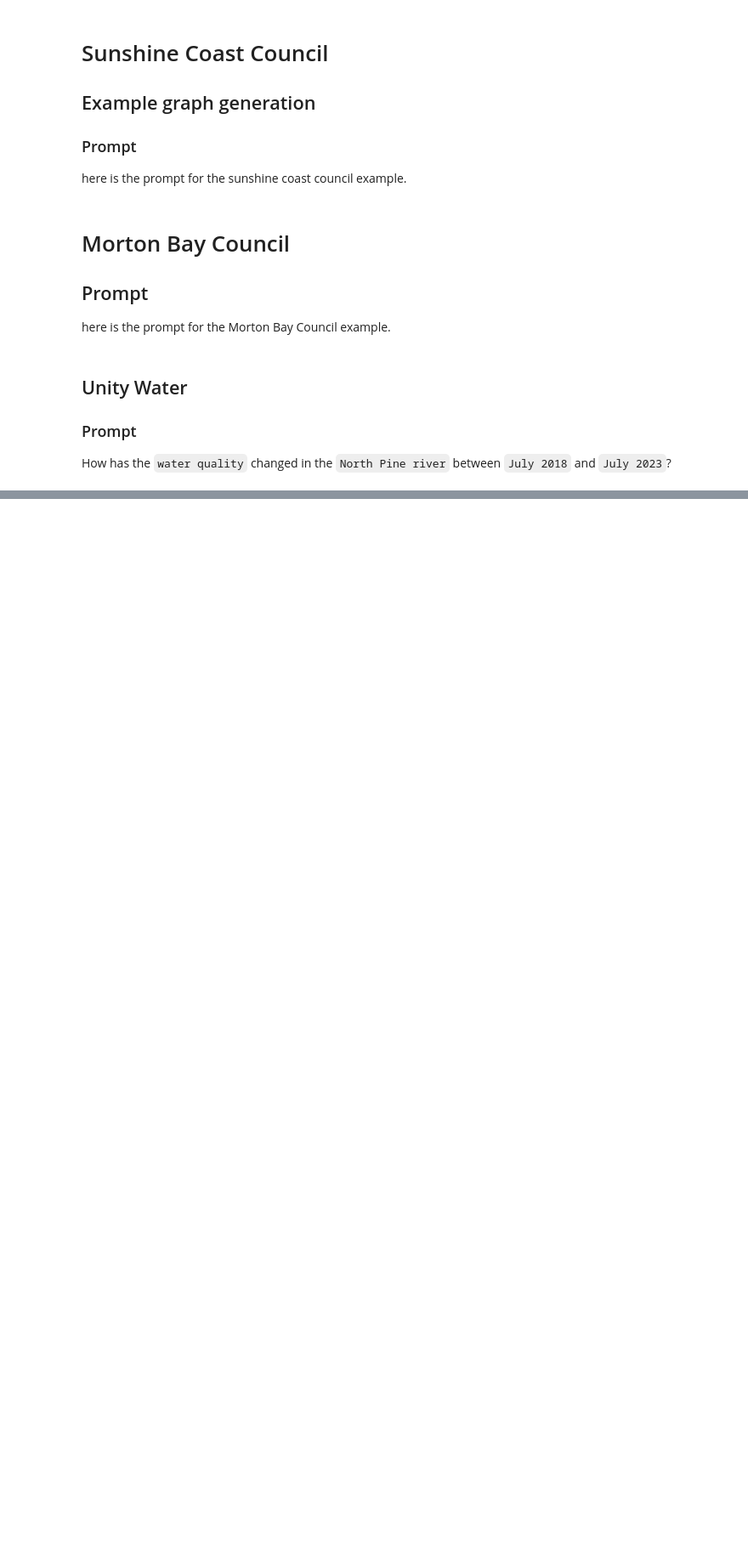
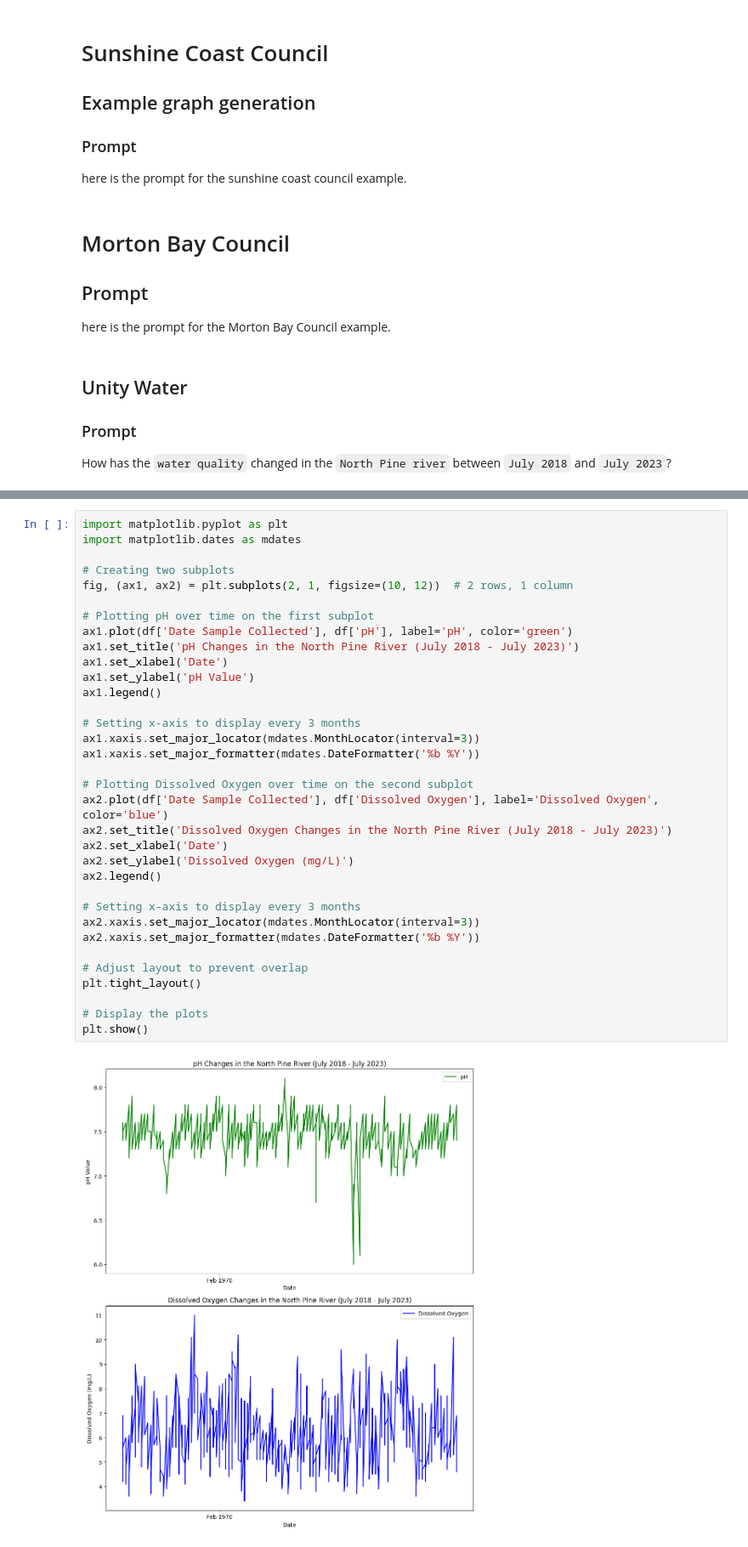
Before and after one commit to Darkri-X/GovHack_2024_MaroochyDooer, a Jupyter notebook: src/api/db/graphs.ipynb, the cells around one changed output, grey strips where cells are left out. Shown at 85% size. Saved outputs shown, nothing was run; the diff lists cells and outputs as text; blank space fills up the shorter version.

```diff
--- a/src/api/db/graphs.ipynb
+++ b/src/api/db/graphs.ipynb
@@ -48,3 +53,39 @@ ax.legend()
 plt.show()
 # %% [output]
 [figure]
+# %%
+import matplotlib.pyplot as plt
+import matplotlib.dates as mdates
+
+# Creating two subplots
+fig, (ax1, ax2) = plt.subplots(2, 1, figsize=(10, 12))  # 2 rows, 1 column
+
+# Plotting pH over time on the first subplot
+ax1.plot(df['Date Sample Collected'], df['pH'], label='pH', color='green')
+ax1.set_title('pH Changes in the North Pine River (July 2018 - July 2023)')
+ax1.set_xlabel('Date')
+ax1.set_ylabel('pH Value')
+ax1.legend()
+
+# Setting x-axis to display every 3 months
+ax1.xaxis.set_major_locator(mdates.MonthLocator(interval=3))
+ax1.xaxis.set_major_formatter(mdates.DateFormatter('%b %Y'))
+
+# Plotting Dissolved Oxygen over time on the second subplot
+ax2.plot(df['Date Sample Collected'], df['Dissolved Oxygen'], label='Dissolved Oxygen', color='blue')
+ax2.set_title('Dissolved Oxygen Changes in the North Pine River (July 2018 - July 2023)')
+ax2.set_xlabel('Date')
+ax2.set_ylabel('Dissolved Oxygen (mg/L)')
+ax2.legend()
+
+# Setting x-axis to display every 3 months
+ax2.xaxis.set_major_locator(mdates.MonthLocator(interval=3))
+ax2.xaxis.set_major_formatter(mdates.DateFormatter('%b %Y'))
+
+# Adjust layout to prevent overlap
+plt.tight_layout()
+
+# Display the plots
+plt.show()
+# %% [output]
+[figure, added]
```
Also changed, not shown: parts of 1 cell of this notebook, 6 other files.
